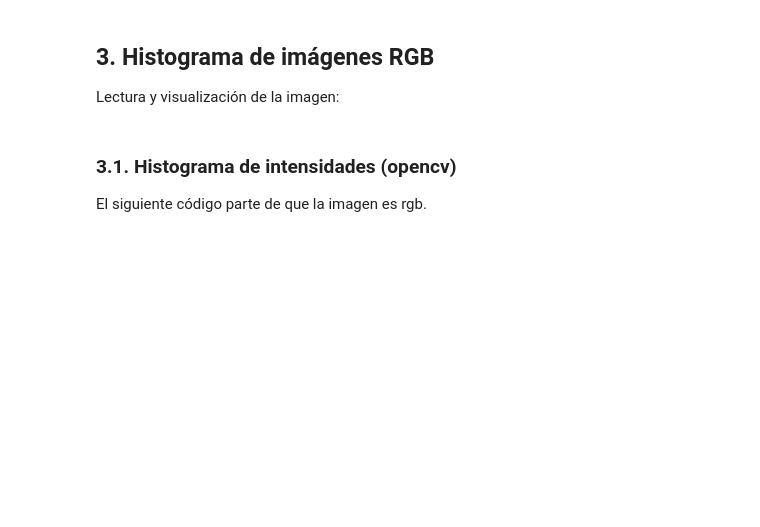
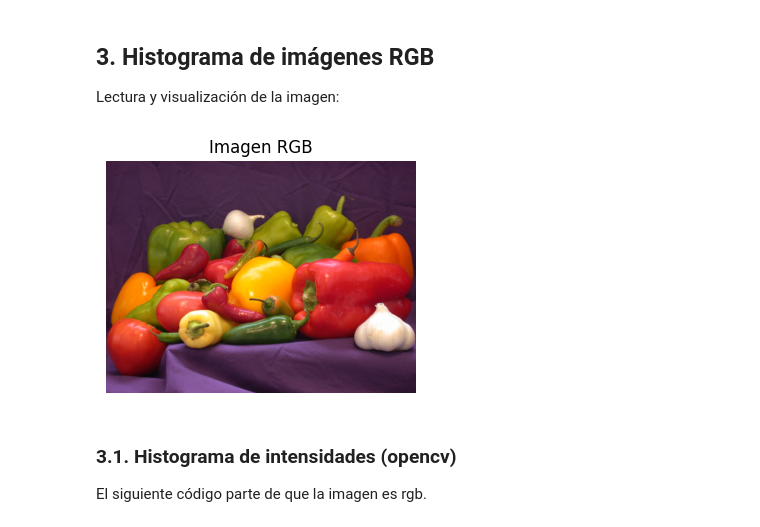
Before and after one commit to Nicolas8aa/cv_2025_1, a Jupyter notebook: lab_06.ipynb, the cells around one changed output. Saved outputs shown, nothing was run; the diff lists cells and outputs as text; code cells hidden in the pictures; blank space fills up the shorter version.

```diff
--- a/lab_06.ipynb
+++ b/lab_06.ipynb
@@ -131,15 +140,17 @@ plt.show()
 Lectura y visualización de la imagen:
 # %%
 # Lectura de la imagen RGB
-im_bgr = cv2.imread('peppers.png')
+im_bgr = cv2.imread('./images/peppers.png')
 im_rgb = cv2.cvtColor(im_bgr, cv2.COLOR_BGR2RGB)
 
 # Visualización de la imagen
 plt.figure(figsize=(4,4))
 plt.imshow(im_rgb)
 plt.title('Imagen RGB')
 plt.axis('off')
 plt.show()
+# %% [output]
+[figure, added]
 # %% [markdown]
 ### 3.1. Histograma de intensidades (opencv)
 
```
Also changed, not shown: parts of 7 cells of this notebook, 5 other files.
